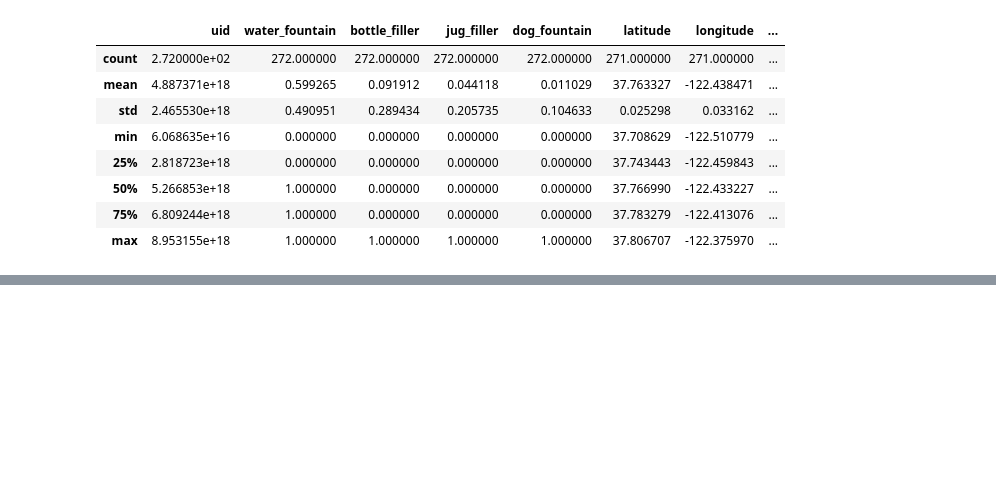
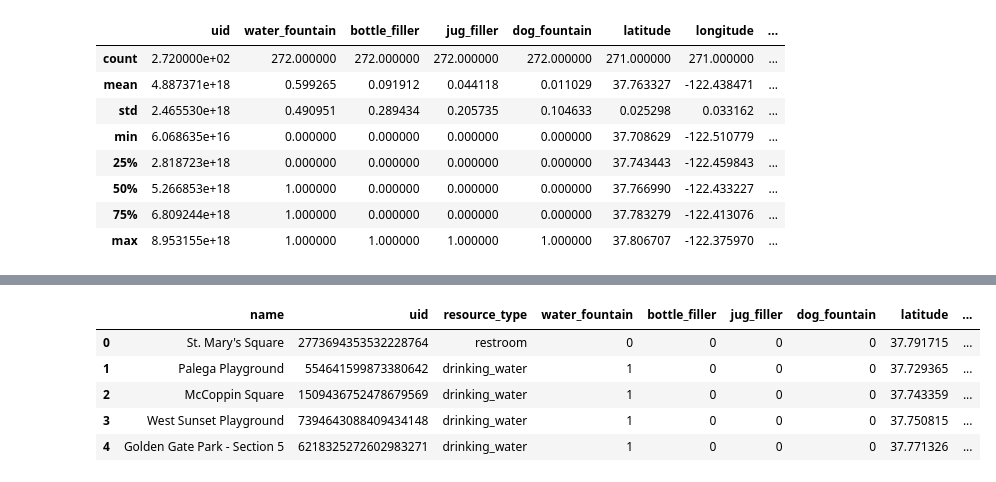
Before and after one commit to dtonk/workspace, a Jupyter notebook: Running SQL in Jupyter Notebooks.ipynb, the cells around one changed output, grey strips where cells are left out. Cells and saved outputs as stored; diff of their text form; code cells hidden in the pictures; blank space fills up the shorter version.

```diff
--- a/Running SQL in Jupyter Notebooks.ipynb
+++ b/Running SQL in Jupyter Notebooks.ipynb
@@ -96,0 +106,18 @@ Everything looks good with the data - let's write some SQL queries!
+# %%
+# selecting everyting (*) from our df table
+sqldf(
+
+"""
+    SELECT
+    *
+    FROM df
+    LIMIT 5
+"""
+)
+# %% [output]
+|  | name | uid | resource_type | water_fountain | bottle_filler | jug_filler | dog_fountain | latitude | ... |
+| 0 | St. Mary's Square | 2773694353532228764 | restroom | 0 | 0 | 0 | 0 | 37.791715 | ... |
+| 1 | Palega Playground | 554641599873380642 | drinking_water | 1 | 0 | 0 | 0 | 37.729365 | ... |
+| 2 | McCoppin Square | 1509436752478679569 | drinking_water | 1 | 0 | 0 | 0 | 37.743359 | ... |
+| 3 | West Sunset Playground | 7394643088409434148 | drinking_water | 1 | 0 | 0 | 0 | 37.750815 | ... |
+| 4 | Golden Gate Park - Section 5 | 6218325272602983271 | drinking_water | 1 | 0 | 0 | 0 | 37.771326 | ... |
```
Also changed, not shown: parts of 9 cells of this notebook, 2 other files.
